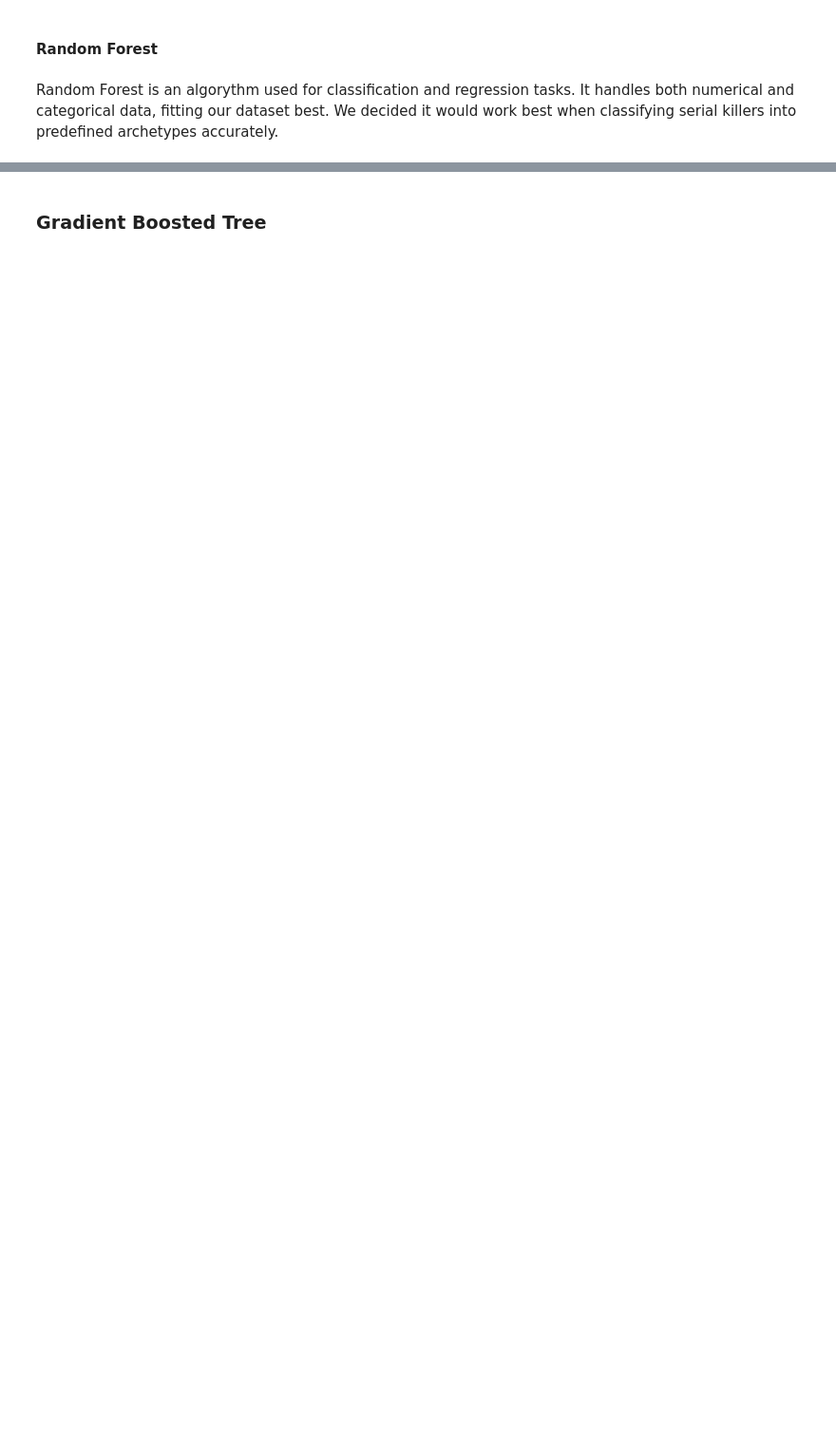
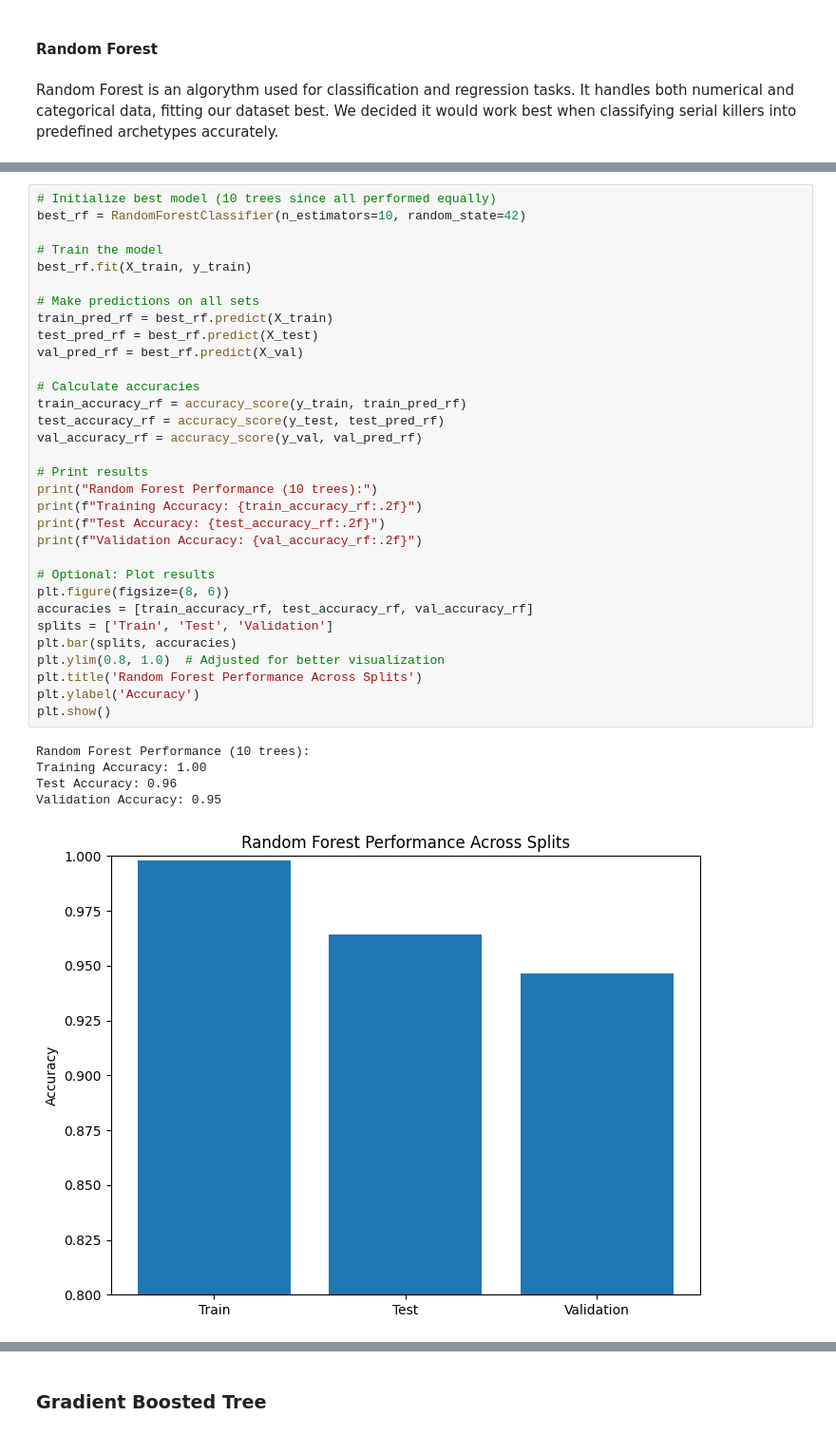
Before and after one commit to Bautist1000/MAL_FH, a Jupyter notebook: Final Assignment.ipynb, the cells around one changed output, grey strips where cells are left out. Shown: that part at 95% size. Saved outputs shown, nothing was run; the diff lists cells and outputs as text; blank space fills up the shorter version.

```diff
--- a/Final Assignment.ipynb
+++ b/Final Assignment.ipynb
@@ -820,3 +824,41 @@ Train Accuracy: 1.00
 Test Accuracy: 0.96
 
 Final Validation Accuracy: 0.98
+# %%
+# Initialize best model (10 trees since all performed equally)
+best_rf = RandomForestClassifier(n_estimators=10, random_state=42)
+
+# Train the model
+best_rf.fit(X_train, y_train)
+
+# Make predictions on all sets
+train_pred_rf = best_rf.predict(X_train)
+test_pred_rf = best_rf.predict(X_test)
+val_pred_rf = best_rf.predict(X_val)
+
+# Calculate accuracies
+train_accuracy_rf = accuracy_score(y_train, train_pred_rf)
+test_accuracy_rf = accuracy_score(y_test, test_pred_rf)
+val_accuracy_rf = accuracy_score(y_val, val_pred_rf)
+
+# Print results
+print("Random Forest Performance (10 trees):")
+print(f"Training Accuracy: {train_accuracy_rf:.2f}")
+print(f"Test Accuracy: {test_accuracy_rf:.2f}")
+print(f"Validation Accuracy: {val_accuracy_rf:.2f}")
+
+# Optional: Plot results
+plt.figure(figsize=(8, 6))
+accuracies = [train_accuracy_rf, test_accuracy_rf, val_accuracy_rf]
+splits = ['Train', 'Test', 'Validation']
+plt.bar(splits, accuracies)
+plt.ylim(0.8, 1.0)  # Adjusted for better visualization
+plt.title('Random Forest Performance Across Splits')
+plt.ylabel('Accuracy')
+plt.show()
+# %% [output]
+Random Forest Performance (10 trees):
+Training Accuracy: 1.00
+Test Accuracy: 0.96
+Validation Accuracy: 0.95
+[figure, added]
```
Also changed, not shown: parts of 12 cells of this notebook.
